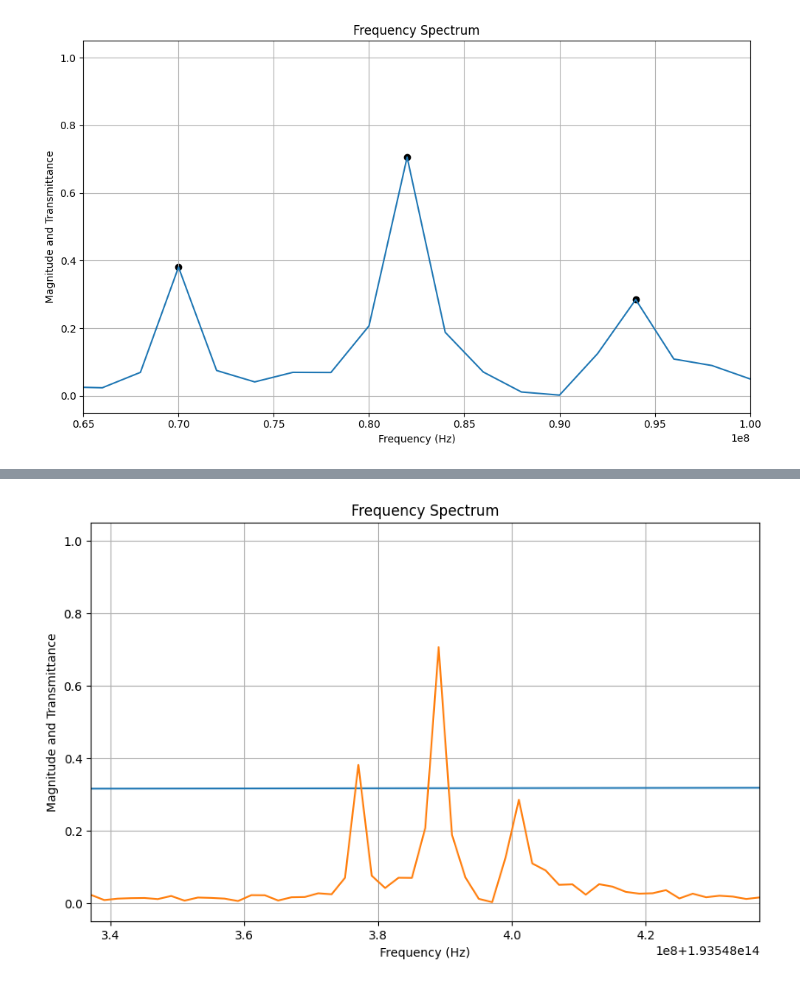
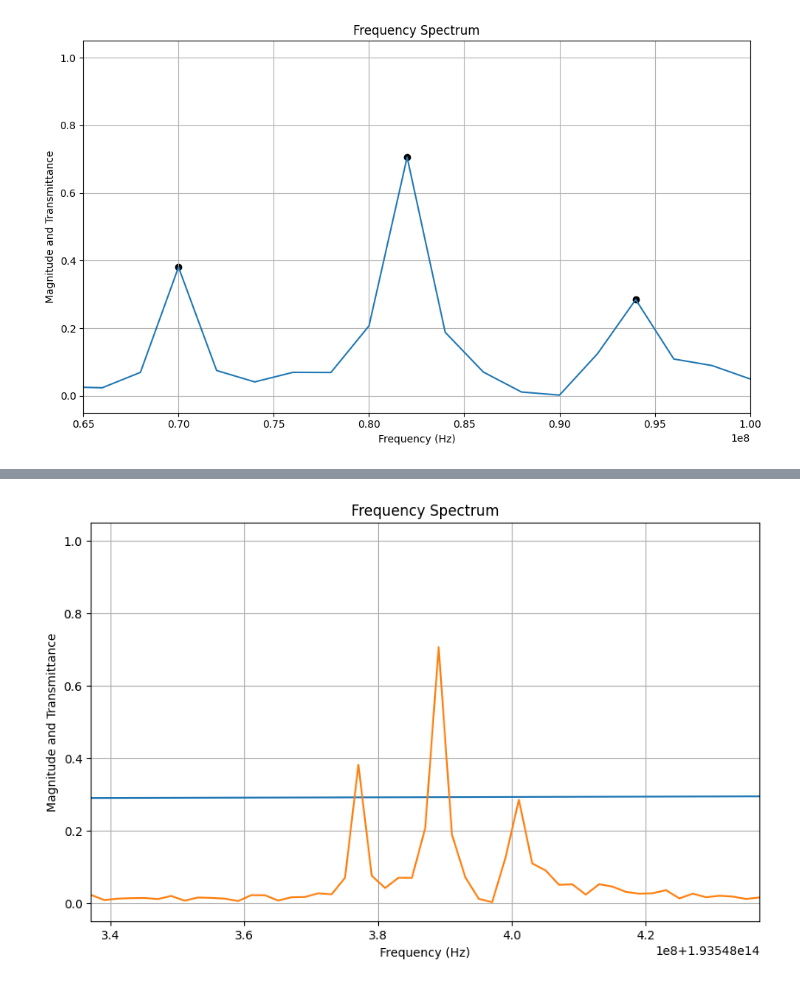
Before and after one commit to Orange-spearow/Finally_praktika, a Jupyter notebook: Волоконный фильтр.ipynb, the cells around one changed output, grey strips where cells are left out. Drawn from its saved outputs; the diff is of its cells as text; code cells hidden in the pictures.

```diff
--- a/Волоконный фильтр.ipynb
+++ b/Волоконный фильтр.ipynb
@@ -91,14 +91,14 @@ S1 = np.sqrt(k1)
 S2 = np.sqrt(k2)
 C1 = np.sqrt(1-k1)
 C2 = np.sqrt(1-k2)
-α = 10
+α = 0.1
 L = 0.01442
 γ = np.exp(-α * L)
 T = n*L/c
 
 def t_filter_first(w):
     z = np.exp(1j*w*2*np.pi*T)
-    return  -(S1*S2*np.sqrt(γ*(z**(-1))/(1-C1*C2*γ*z**(-1))))
+    return  -(S1*S2*np.sqrt(γ*(z**(-1)))/(1-C1*C2*γ*(z**(-1))))
 def T_filter_first(freq):
     result = []
     for w in freq:
@@ -160,14 +160,14 @@ S1 = np.sqrt(k1)
 S2 = np.sqrt(k2)
 C1 = np.sqrt(1-k1)
 C2 = np.sqrt(1-k2)
-α = 10
+α = 0.1
 L = 0.01442
 γ = np.exp(-α * L)
 T = n*L/c
 
 def t_filter_first(w):
     z = np.exp(1j*w*2*np.pi*T)
-    return  -(S1*S2*np.sqrt(γ*(z**(-1))/(1-C1*C2*γ*z**(-1))))
+    return  -(S1*S2*np.sqrt(γ*(z**(-1)))/(1-C1*C2*γ*(z**(-1))))
 def T_filter_first(freq):
     result = []
     for w in freq:
@@ -212,33 +212,33 @@ n = 1.46
 c = 3e8
 S1 = np.sqrt(k1)
 S2 = np.sqrt(k2)
 C1 = np.sqrt(1-k1)
 C2 = np.sqrt(1-k2)
-α = 10
+α = 0.1
 L = 0.01442
 γ = np.exp(-α * L)
 T = n*L/c
 def t_filter_first(w):
     z = np.exp(1j*w*2*np.pi*T)
-    return  -(S1*S2*np.sqrt(γ*(z**(-1))/(1-C1*C2*γ*z**(-1))))
+    return  -(S1*S2*np.sqrt(γ*(z**(-1)))/(1-C1*C2*γ*(z**(-1))))
 def T_filter_first(freq):
     result = []
     for w in freq:
         value = t_filter_first(w)
         result.append(value)
     return np.array(result)
 T_values = np.abs(T_filter_first(freq))
 
 plt.figure(figsize = (10,6))
 plt.plot(freq, T_values)
 plt.plot(freq, np.abs(fft_signal_norm))
 plt.xlim(c/h - 50e6 , c/h + 50e6)  # отображение только положительных частот
 #plt.xticks(np.arange(min(freq) , max(freq), 50e7))
 plt.xlabel('Frequency (Hz)')
 plt.ylabel('Magnitude and Transmittance')
 plt.title('Frequency Spectrum')
 plt.grid(True)
 #plt.tight_layout()
 plt.show()
 # %% [output]
-[figure, old version]
+[figure, new version]
```
Also changed, not shown: parts of 3 cells of this notebook.
